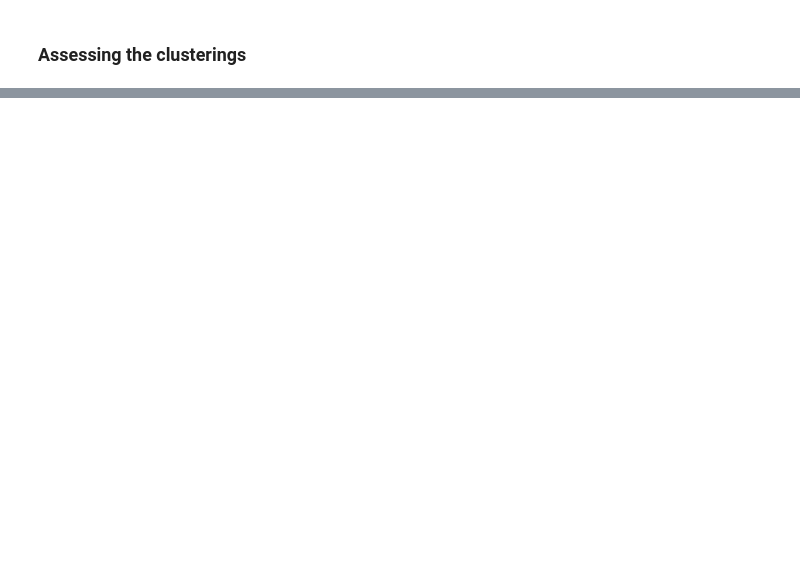
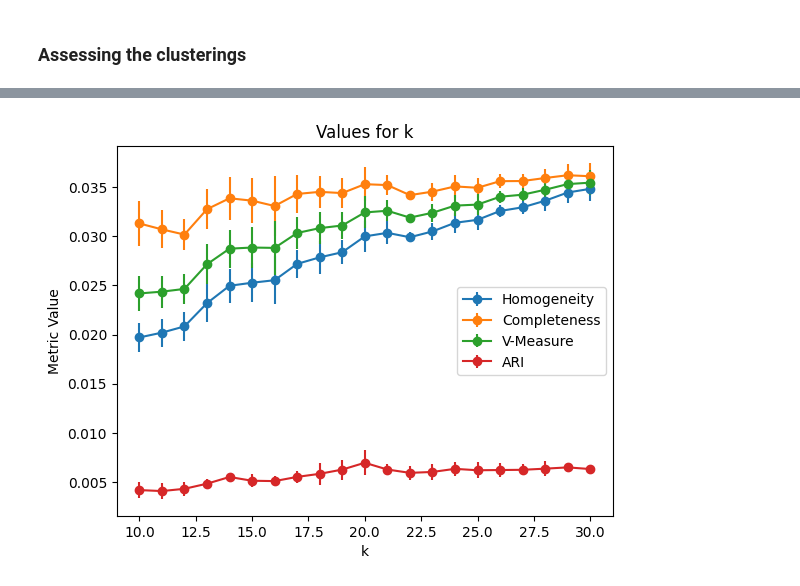
Before and after one commit to ipavlopoulos/greek-proverb-atlas, a Jupyter notebook: clustering.ipynb, the cells around one changed output, grey strips where cells are left out. Saved outputs shown, nothing was run; the diff lists cells and outputs as text; code cells hidden in the pictures; blank space fills up the shorter version.

```diff
--- a/clustering.ipynb
+++ b/clustering.ipynb
@@ -46,0 +135,56 @@ ax = evals.plot.area(x='K', figsize=(10,4), subplots=True);
+# %%
+homogeneity = [
+               evaluation['Homogeneity']
+               for evaluation in evaluations
+]
+
+homogeneity_std = [
+                   evaluation['Homogeneity']
+                   for evaluation in evaluations_std
+]
+
+completeness = [
+                evaluation['Completeness']
+                for evaluation in evaluations
+]
+
+completeness_std = [
+                    evaluation['Completeness']
+                    for evaluation in evaluations_std
+]
+
+v_measure = [
+              evaluation['V-measure']
+              for evaluation in evaluations
+]
+
+v_measure_std = [
+                 evaluation['V-measure']
+                 for evaluation in evaluations_std
+]
+
+ari = [
+    evaluation['Adjusted Rand-Index']
+    for evaluation in evaluations
+]
+
+ari_std = [
+    evaluation['Adjusted Rand-Index']
+    for evaluation in evaluations_std
+]
+
+plt.errorbar(kappas, homogeneity, yerr=homogeneity_std, fmt='-o',
+             label='Homogeneity')
+plt.errorbar(kappas, completeness, yerr=completeness_std, fmt='-o',
+             label='Completeness')
+plt.errorbar(kappas, v_measure, yerr=v_measure_std, fmt='-o',
+             label='V-Measure')
+plt.errorbar(kappas, ari, yerr=ari_std, fmt='-o',
+             label='ARI')
+plt.xlabel('k')
+plt.ylabel('Metric Value')
+plt.title('Values for k')
+plt.legend()
+plt.show()
+# %% [output]
+[figure, added]
```
Also changed, not shown: parts of 9 cells of this notebook.
